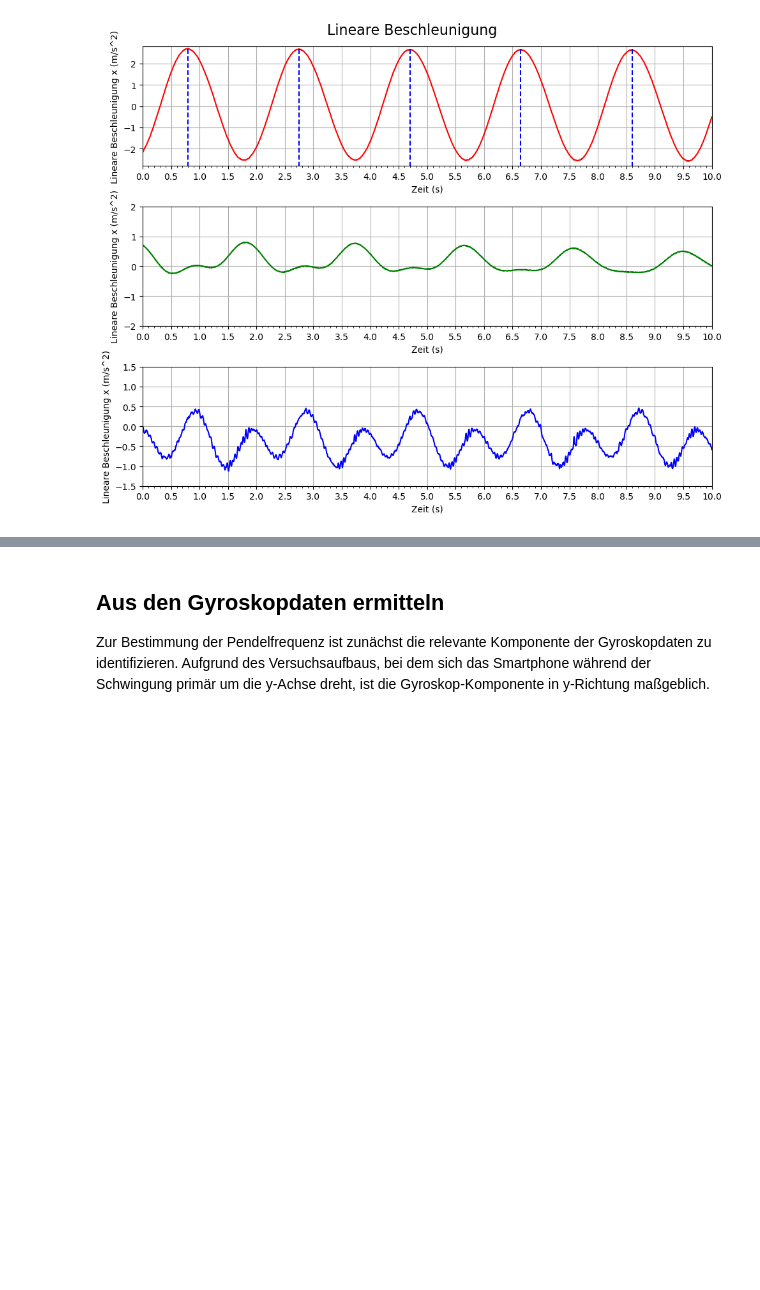
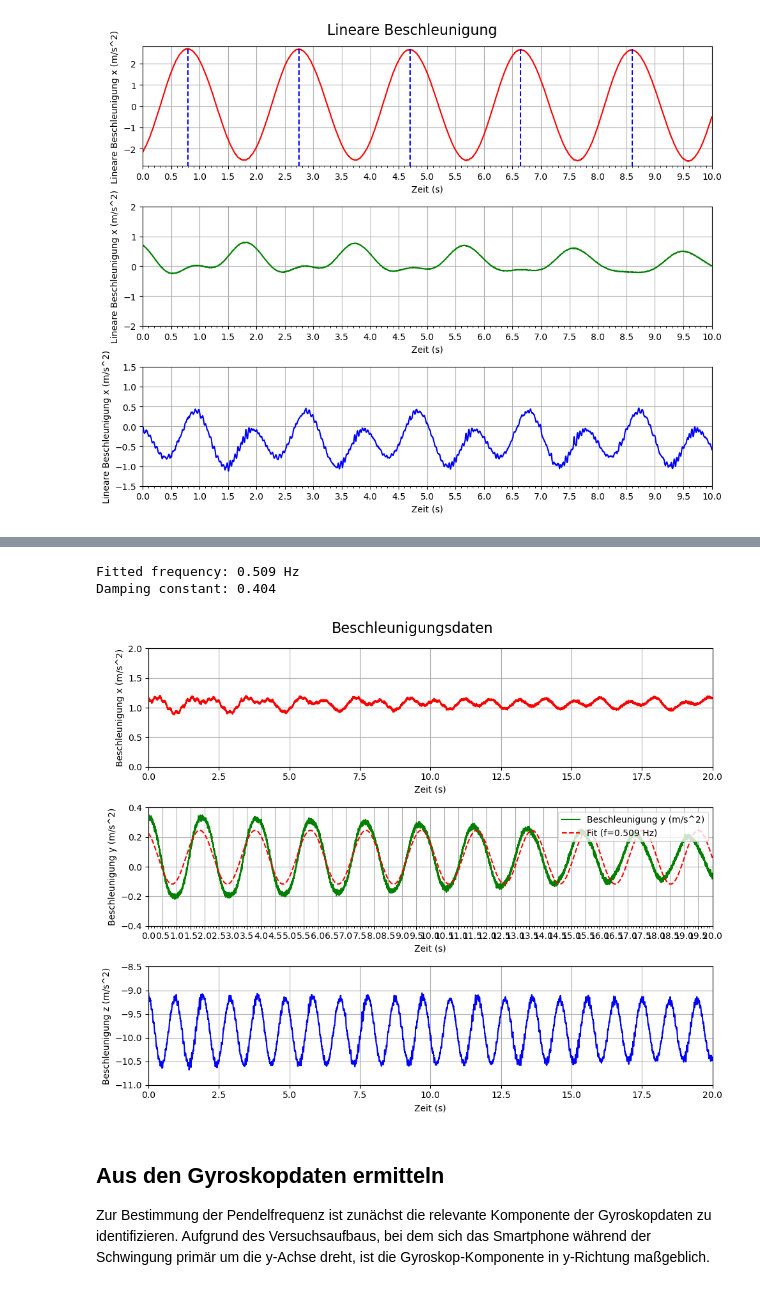
Before and after one commit to fynn-l-k/Grundpraktikum-1, a Jupyter notebook: Versuch_H1/H1.ipynb, the cells around one changed output, grey strips where cells are left out. Saved outputs shown, nothing was run; the diff lists cells and outputs as text; code cells hidden in the pictures; blank space fills up the shorter version.

Commit message:
added curve_fitting demo for the frequency

```diff
--- a/Versuch_H1/H1.ipynb
+++ b/Versuch_H1/H1.ipynb
@@ -222,8 +234,9 @@ plt.show()
 import matplotlib.pyplot as plt
 import numpy as np
 import pandas as pd
+import scipy.optimize
 
-end_time = 10
+end_time = 20
 
 
 # Read Accelerometer.csv file
@@ -235,45 +248,70 @@ df = pd.read_csv('data/Accelerometer.csv')
 start_time = 20.3
 df['Zeit_Angepasst'] = df['Time (s)'] - start_time
 
 # Plot mit der angepassten Zeitachse
 fig, axs = plt.subplots(3, 1, figsize=(10, 8))
 fig.suptitle('Beschleunigungsdaten', fontsize=16)
 
 axs[0].plot(df['Zeit_Angepasst'], df['Acceleration x (m/s^2)'], label='Beschleunigung x (m/s^2)', color='r')
 axs[0].set_ylabel('Beschleunigung x (m/s^2)')
 axs[0].set_xlabel('Zeit (s)')
 axs[0].set_xlim(0, end_time)  # Entspricht 20.3 bis 50.3 in den Originaldaten
 axs[0].set_ylim(0, 2)
 axs[0].grid()
-axs[1].xaxis.set_major_locator(plt.MultipleLocator(0.5))
-axs[1].xaxis.set_minor_locator(plt.MultipleLocator(0.1))
 
-axs[1].plot(df['Zeit_Angepasst'], df['Acceleration y (m/s^2)'], label='Beschleunigung y (m/s^2)', color='g') # -0.04 damit der Graph besser aussieht.
+axs[1].plot(df['Zeit_Angepasst'], df['Acceleration y (m/s^2)'], label='Beschleunigung y (m/s^2)', color='g')
 axs[1].set_ylabel('Beschleunigung y (m/s^2)')
 axs[1].set_xlabel('Zeit (s)')
-axs[1].set_xlim(0, end_time)  # Entspricht 20.3 bis 50.3 in den Originaldaten
+axs[1].set_xlim(0, end_time)
 axs[1].set_ylim(-0.4, 0.4)
 axs[1].grid()
-axs[1].xaxis.set_major_locator(plt.MultipleLocator(0.5))
-axs[1].xaxis.set_minor_locator(plt.MultipleLocator(0.1))
-#axs[1].plot([1.9, 1.9], [1,-1], color='r' , linestyle='--')
-#axs[1].plot([3.82,3.82], [1,-1], color='r' , linestyle='--')
-#axs[1].plot([5.74,5.74], [1,-1], color='r' , linestyle='--')
-#axs[1].plot([7.66,7.66], [1,-1], color='r' , linestyle='--')
-#axs[1].plot([9.59,9.59], [1,-1], color='r' , linestyle='--')
+
+def sinfunc(t, A, w, p, g, c1, c2, ):  return A * np.sin(w*t + p) * (np.exp(-g*t) - c1) + c2
+
+# Initial parameters based on data analysis
+p0 = [
+    0.4,          # A: amplitude
+    2*np.pi*0.5,  # w: frequency from previous analysis
+    0,            # p: phase shift
+    0.8,          # g: damping constant
+    0,            # c1: offset
+    0,            # c2: offset
+]
+
+mask = df['Zeit_Angepasst'] <= end_time
+t_fit = df['Zeit_Angepasst'][mask]
+y_fit = df['Acceleration y (m/s^2)'][mask] + 0.04
+
+popt, pcov = scipy.optimize.curve_fit(sinfunc, t_fit, y_fit, p0=p0)
+A, w, p, g, c1, c2 = popt
+f = w/(2.*np.pi)
+print(f"Fitted frequency: {f:.3f} Hz")
+print(f"Damping constant: {g:.3f}")
+
+t_smooth = np.linspace(0, end_time, 1000)
+fit_smooth = sinfunc(t_smooth, *popt)
+axs[1].plot(t_smooth, fit_smooth, 'r--', label=f'Fit (f={f:.3f} Hz)')
+axs[1].legend(loc='upper right')
+
+
 
 
 axs[2].plot(df['Zeit_Angepasst'], df['Acceleration z (m/s^2)'], label='Beschleunigung z (m/s^2)', color='b')
 axs[2].set_ylabel('Beschleunigung z (m/s^2)')
 axs[2].set_xlabel('Zeit (s)')
 axs[2].set_xlim(0, end_time)  # Entspricht 20.3 bis 50.3 in den Originaldaten
-axs[2].set_ylim(-1.5, 1.5)
+axs[2].set_ylim(-11, -8.5)
 axs[2].grid()
 axs[1].xaxis.set_major_locator(plt.MultipleLocator(0.5))
 axs[1].xaxis.set_minor_locator(plt.MultipleLocator(0.1))
 
+
 plt.tight_layout()
 plt.show()
+# %% [output]
+Fitted frequency: 0.509 Hz
+Damping constant: 0.404
+[figure, added]
 # %% [markdown]
 ## Aus den Gyroskopdaten ermitteln
 Zur Bestimmung der Pendelfrequenz ist zunächst die relevante Komponente der Gyroskopdaten zu identifizieren. Aufgrund des Versuchsaufbaus, bei dem sich das Smartphone während der Schwingung primär um die y-Achse dreht, ist die Gyroskop-Komponente in y-Richtung maßgeblich.
```
Also changed, not shown: parts of 5 cells of this notebook.
